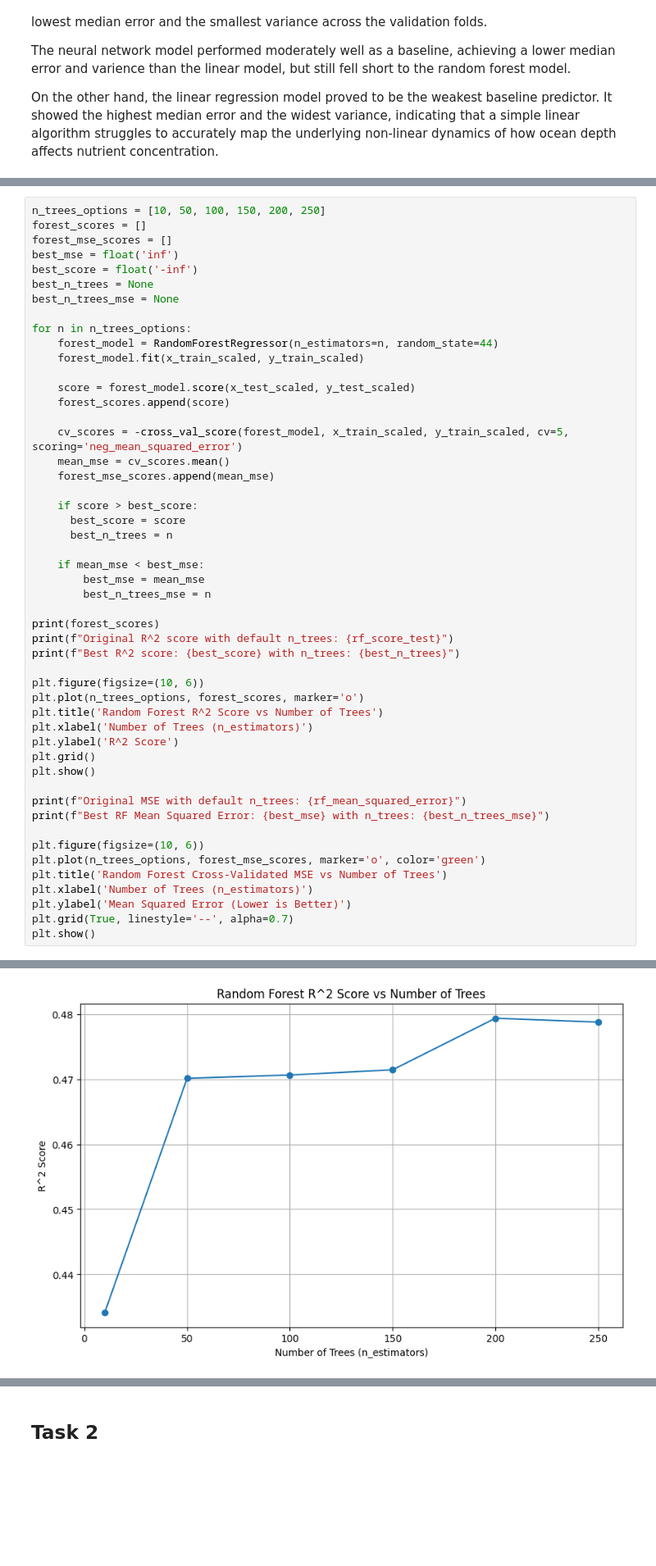
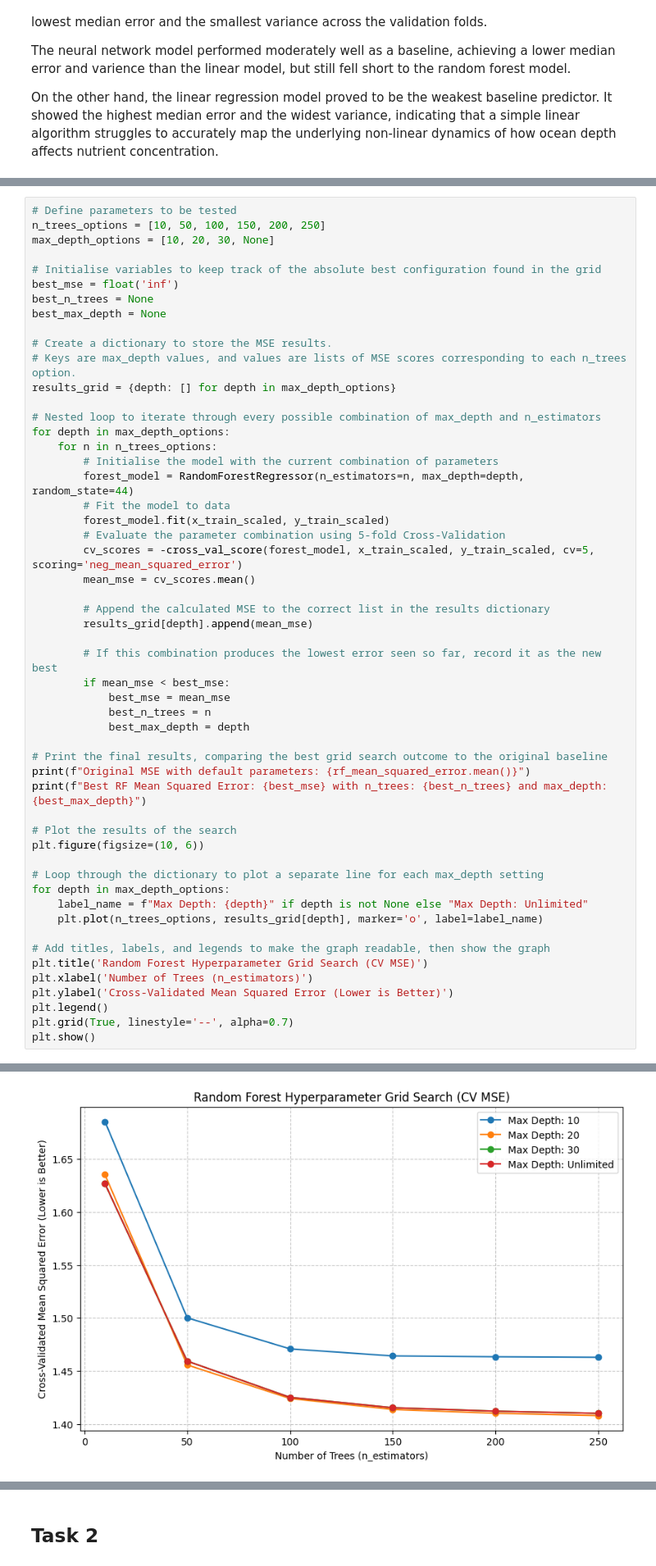
Before and after one commit to BenD2006/comp2002, a Jupyter notebook: COMP2002.ipynb, the cells around one changed output, grey strips where cells are left out. Shown at 82% size. Drawn from its saved outputs; the diff is of its cells as text; blank space fills up the shorter version.

```diff
--- a/COMP2002.ipynb
+++ b/COMP2002.ipynb
@@ -275,53 +277,56 @@ For the random forest regression model, the n_estimators parameter was tuned by
 
 For the neural network model, various hidden layer sizes were tested, ranging from single layer to dual layer architectures, to determine the ideal network depth required to map the dataset without overfitting the training data.
 # %%
+# Define parameters to be tested
 n_trees_options = [10, 50, 100, 150, 200, 250]
-forest_scores = []
-forest_mse_scores = []
+max_depth_options = [10, 20, 30, None]
+
+# Initialise variables to keep track of the absolute best configuration found in the grid
 best_mse = float('inf')
-best_score = float('-inf')
 best_n_trees = None
-best_n_trees_mse = None
+best_max_depth = None
 
-for n in n_trees_options:
-    forest_model = RandomForestRegressor(n_estimators=n, random_state=44)
-    forest_model.fit(x_train_scaled, y_train_scaled)
+# Create a dictionary to store the MSE results.
+# Keys are max_depth values, and values are lists of MSE scores corresponding to each n_trees option.
+results_grid = {depth: [] for depth in max_depth_options}
 
-    score = forest_model.score(x_test_scaled, y_test_scaled)
-    forest_scores.append(score)
+# Nested loop to iterate through every possible combination of max_depth and n_estimators
+for depth in max_depth_options:
+    for n in n_trees_options:
+        # Initialise the model with the current combination of parameters
+        forest_model = RandomForestRegressor(n_estimators=n, max_depth=depth, random_state=44)
+        # Fit the model to data
+        forest_model.fit(x_train_scaled, y_train_scaled)
+        # Evaluate the parameter combination using 5-fold Cross-Validation
+        cv_scores = -cross_val_score(forest_model, x_train_scaled, y_train_scaled, cv=5, scoring='neg_mean_squared_error')
+        mean_mse = cv_scores.mean()
 
-    cv_scores = -cross_val_score(forest_model, x_train_scaled, y_train_scaled, cv=5, scoring='neg_mean_squared_error')
-    mean_mse = cv_scores.mean()
-    forest_mse_scores.append(mean_mse)
+        # Append the calculated MSE to the correct list in the results dictionary
+        results_grid[depth].append(mean_mse)
 
-    if score > best_score:
-      best_score = score
-      best_n_trees = n
+        # If this combination produces the lowest error seen so far, record it as the new best
+        if mean_mse < best_mse:
+            best_mse = mean_mse
+            best_n_trees = n
+            best_max_depth = depth
 
-    if mean_mse < best_mse:
-        best_mse = mean_mse
-        best_n_trees_mse = n
+# Print the final results, comparing the best grid search outcome to the original baseline
+print(f"Original MSE with default parameters: {rf_mean_squared_error.mean()}")
+print(f"Best RF Mean Squared Error: {best_mse} with n_trees: {best_n_trees} and max_depth: {best_max_depth}")
 
-print(forest_scores)
-print(f"Original R^2 score with default n_trees: {rf_score_test}")
-print(f"Best R^2 score: {best_score} with n_trees: {best_n_trees}")
+# Plot the results of the search
+plt.figure(figsize=(10, 6))
 
-plt.figure(figsize=(10, 6))
-plt.plot(n_trees_options, forest_scores, marker='o')
-plt.title('Random Forest R^2 Score vs Number of Trees')
+# Loop through the dictionary to plot a separate line for each max_depth setting
+for depth in max_depth_options:
+    label_name = f"Max Depth: {depth}" if depth is not None else "Max Depth: Unlimited"
+    plt.plot(n_trees_options, results_grid[depth], marker='o', label=label_name)
+
+# Add titles, labels, and legends to make the graph readable, then show the graph
+plt.title('Random Forest Hyperparameter Grid Search (CV MSE)')
 plt.xlabel('Number of Trees (n_estimators)')
-plt.ylabel('R^2 Score')
-plt.grid()
-plt.show()
-
-print(f"Original MSE with default n_trees: {rf_mean_squared_error}")
-print(f"Best RF Mean Squared Error: {best_mse} with n_trees: {best_n_trees_mse}")
-
-plt.figure(figsize=(10, 6))
-plt.plot(n_trees_options, forest_mse_scores, marker='o', color='green')
-plt.title('Random Forest Cross-Validated MSE vs Number of Trees')
-plt.xlabel('Number of Trees (n_estimators)')
-plt.ylabel('Mean Squared Error (Lower is Better)')
+plt.ylabel('Cross-Validated Mean Squared Error (Lower is Better)')
+plt.legend()
 plt.grid(True, linestyle='--', alpha=0.7)
 plt.show()
 # %% [output]
@@ -331 +335 @@ Best R^2 score: 0.4794017117452478 with n_trees: 200
-[figure, old version]
+[figure, new version]
```
Also changed, not shown: parts of 9 cells of this notebook.
